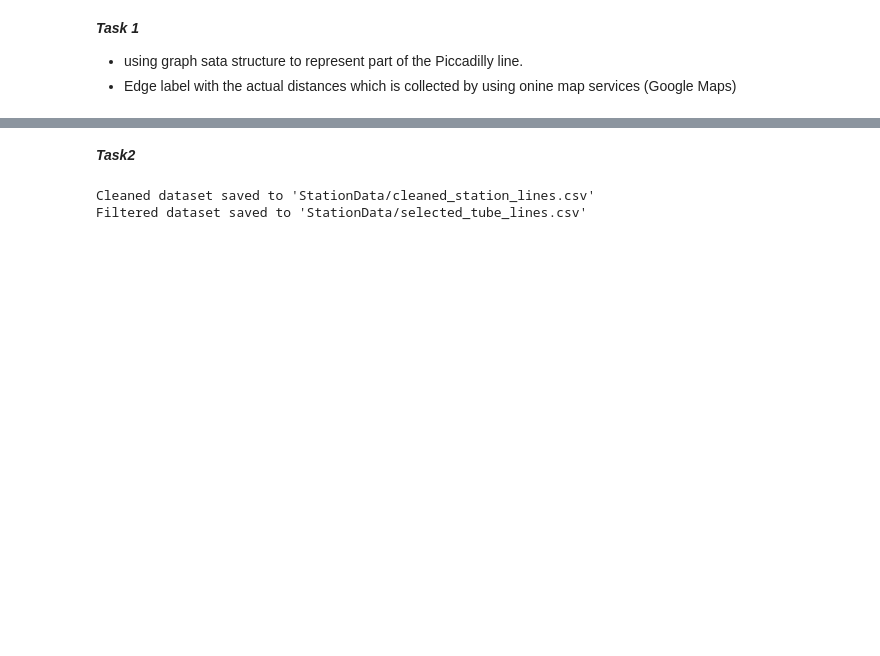
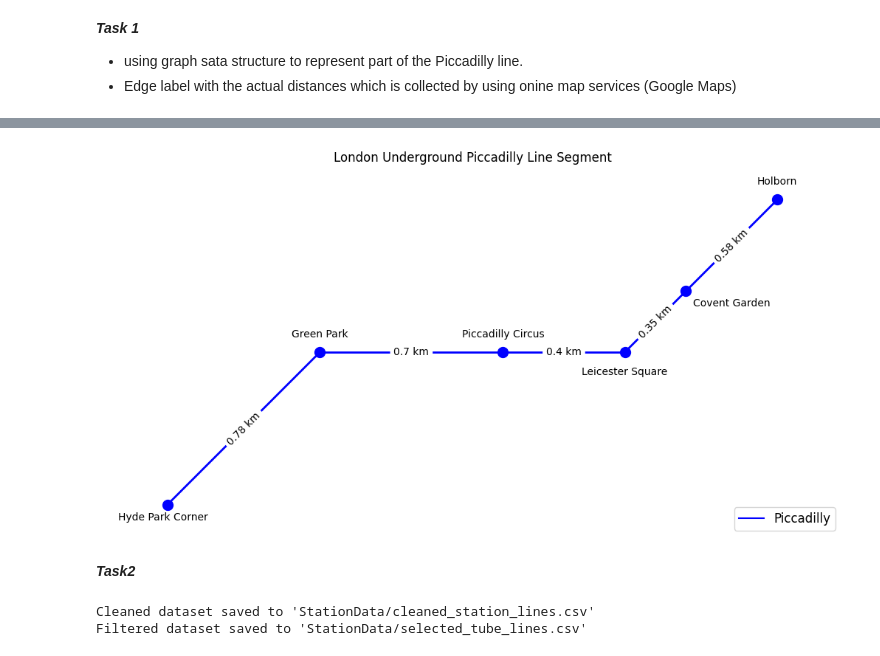
Before and after one commit to anhhong225/LondonUndergroundTube, a Jupyter notebook: main.ipynb, the cells around one changed output, grey strips where cells are left out. Cells and saved outputs as stored; diff of their text form; code cells hidden in the pictures; blank space fills up the shorter version.

Commit message:
finalizing and adding task 3

```diff
--- a/main.ipynb
+++ b/main.ipynb
@@ -185,3 +10,65 @@ fig.savefig('Figure/Task1.png')
+# %%
+import networkx as nx
+import matplotlib.pyplot as plt
+import numpy as np
+
+# Define graph data and manually set positions
+stations = {
+    'Hyde Park Corner': {'Green Park': 0.78},
+    'Green Park': {'Piccadilly Circus': 0.7},
+    'Piccadilly Circus': {'Leicester Square': 0.4},
+    'Leicester Square': {'Covent Garden': 0.35},
+    'Covent Garden': {'Holborn': 0.58}
+}
+
+# Create and draw graph
+G = nx.Graph((station, connected, {"weight": dist})
+             for station, connections in stations.items()
+             for connected, dist in connections.items())
+
+# Positions of nodes on the graph
+pos = {
+    'Hyde Park Corner': (0, 0),
+    'Green Park': (1, 1),
+    'Piccadilly Circus': (2.2, 1),
+    'Leicester Square': (3, 1),
+    'Covent Garden': (3.4, 1.4),
+    'Holborn': (4, 2)
+}
+
+# Manually define label positions for each station
+label_positions = {
+    'Hyde Park Corner': (-0.03, -0.1),
+    'Green Park': (1, 1.1),
+    'Piccadilly Circus': (2.2, 1.1),
+    'Leicester Square': (3, 0.85),
+    'Covent Garden': (3.7, 1.3),
+    'Holborn': (4, 2.1)
+}
+
+fig = plt.figure(figsize=(10, 5))
+
+# Draw the graph
+nx.draw(G, pos, with_labels=False, node_color='blue', node_size=100, edge_color='blue', width=2)
+
+# Draw edge labels (distances)
+edge_labels = {(u, v): f"{dist['weight']} km" for u, v, dist in G.edges(data=True)}
+nx.draw_networkx_edge_labels(G, pos, edge_labels=edge_labels, font_size=10)
+
+# Add node labels manually
+for station, (lx, ly) in label_positions.items():
+    plt.text(lx, ly, station, fontsize=10, ha='center', color='black')
+
+# Add legend and title
+plt.plot([], [], color='blue', label='Piccadilly')
+plt.legend(loc='lower right', fontsize=12)
+plt.title("London Underground Piccadilly Line Segment")
+plt.show()
+
+# Save the figure
+fig.savefig('Figure/Task1.png')
+# %% [output]
+[figure, added]
 # %% [markdown]
 ***Task2***
 # %%
```
Also changed, not shown: parts of 11 cells of this notebook, 13 other files.
